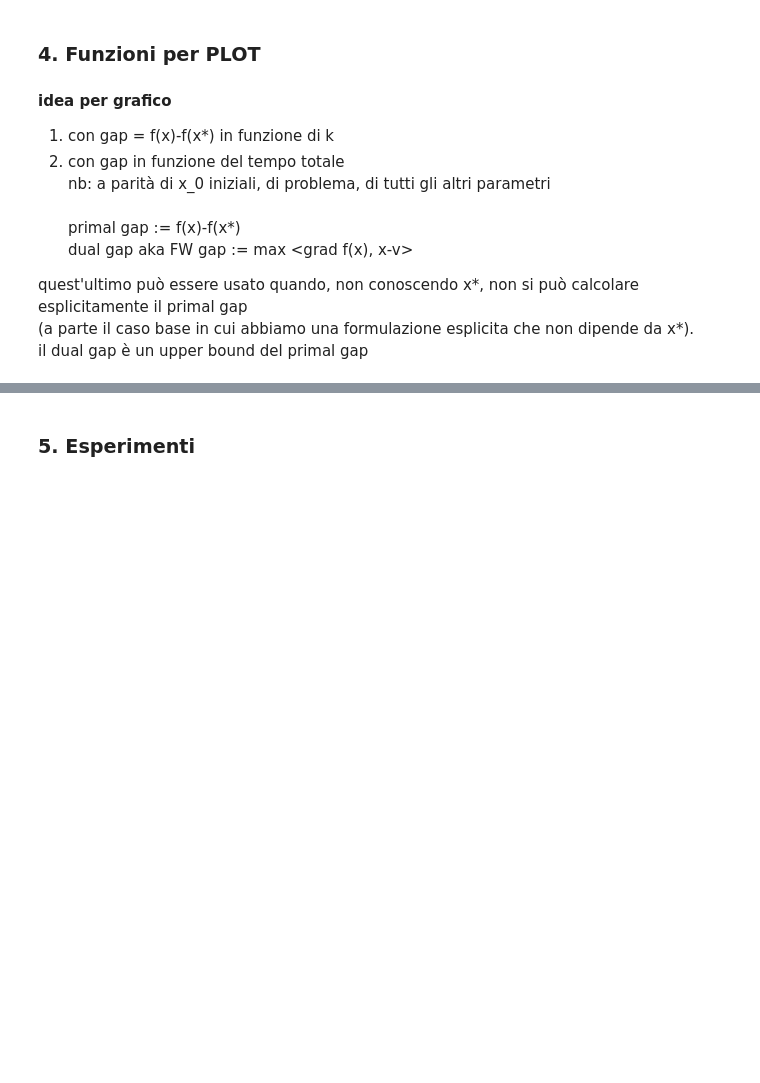
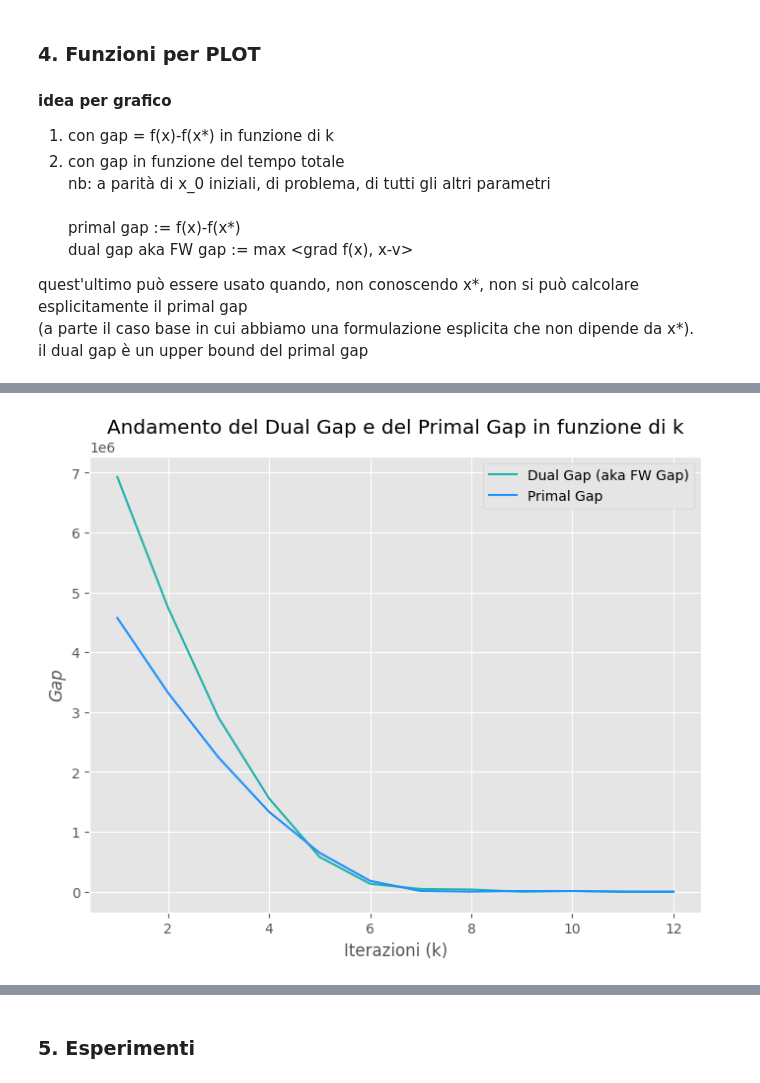
Before and after one commit to vpicchianti/Optimization-for-Data-Science, a Jupyter notebook: functions.ipynb, the cells around one changed output, grey strips where cells are left out. Saved outputs shown, nothing was run; the diff lists cells and outputs as text; code cells hidden in the pictures; blank space fills up the shorter version.

```diff
--- a/functions.ipynb
+++ b/functions.ipynb
@@ -559,0 +634,30 @@ il dual gap è un upper bound del primal gap
+# %%
+# l'obiettivo di questa funzione è mostrare che effettivamente il FW gap (dual gap) costituisce un upper bound al primal gap
+
+# si potrebbe anche eliminare
+def plot_dual_and_primal_gap(f_values, dual_gap, xstar):
+    dual_gap = np.abs(dual_gap)
+    iterazioni = list(range(1, len(dual_gap) + 1))
+
+    plt.style.use('ggplot')
+    plt.figure(figsize=(8, 6))
+
+    plt.plot(iterazioni, dual_gap, color='lightseagreen', label='Dual Gap (aka FW Gap)')
+
+    xstar = np.array(xstar)
+    fxstar = xstar.T @ Q @ xstar + q @ xstar
+    primal_gap = np.abs(f_values - fxstar)
+    plt.plot(iterazioni, primal_gap, color='dodgerblue', label='Primal Gap')
+
+    plt.xlabel('Iterazioni (k)')
+    plt.ylabel('Gap', fontdict={'style': 'italic'})
+
+    plt.title('Andamento del Dual Gap e del Primal Gap in funzione di k')
+    plt.legend()
+    plt.grid(True)
+
+    plt.show()
+# %%
+plot_dual_and_primal_gap(valori_f, gap, x)
+# %% [output]
+[figure, added]
```
Also changed, not shown: parts of 10 cells of this notebook.
